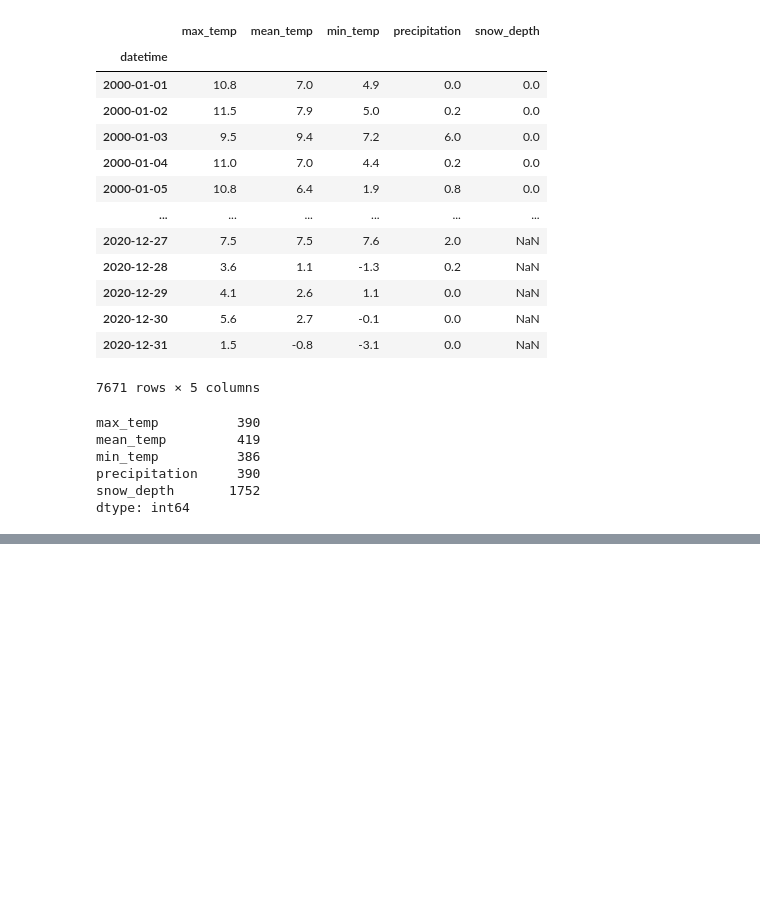
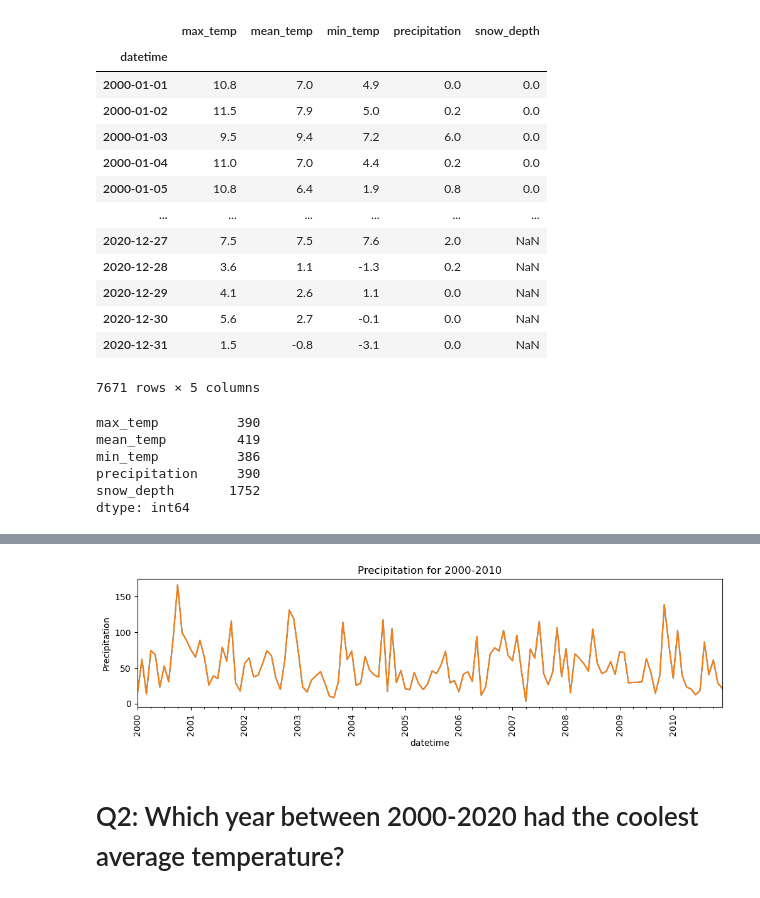
Before and after one commit to sharclark/Core-Resampling-Datetime-Data, a Jupyter notebook: Core Resampling Datetime Data.ipynb, the cells around one changed output, grey strips where cells are left out. Saved outputs shown, nothing was run; the diff lists cells and outputs as text; code cells hidden in the pictures; blank space fills up the shorter version.

```diff
--- a/Core Resampling Datetime Data.ipynb
+++ b/Core Resampling Datetime Data.ipynb
@@ -181,0 +388,20 @@ dtype: int64
+# %%
+## creating our tick locators and formatters
+
+
+loc_1_year = mdates.YearLocator()
+
+
+fmt_year = mdates.DateFormatter("%Y")
+# %%
+fig, ax = plt.subplots(figsize=(12,3))
+ax = df2_month_res['precipitation'].plot(figsize=(12,3));
+ax.set(ylabel='Precipitation', title= "Precipitation for 2000-2010", xlabel = 'Years')
+ax.xaxis.set_major_locator(loc_1_year)
+ax.xaxis.set_major_formatter(fmt_year)
+df2_month_res['precipitation'].plot(ax=ax)
+fig.autofmt_xdate(rotation=90,ha='center');
+# %% [output]
+[figure, added]
+# %% [markdown]
+# Q2: Which year between 2000-2020 had the coolest average temperature?
```
Also changed, not shown: parts of 20 cells of this notebook.
